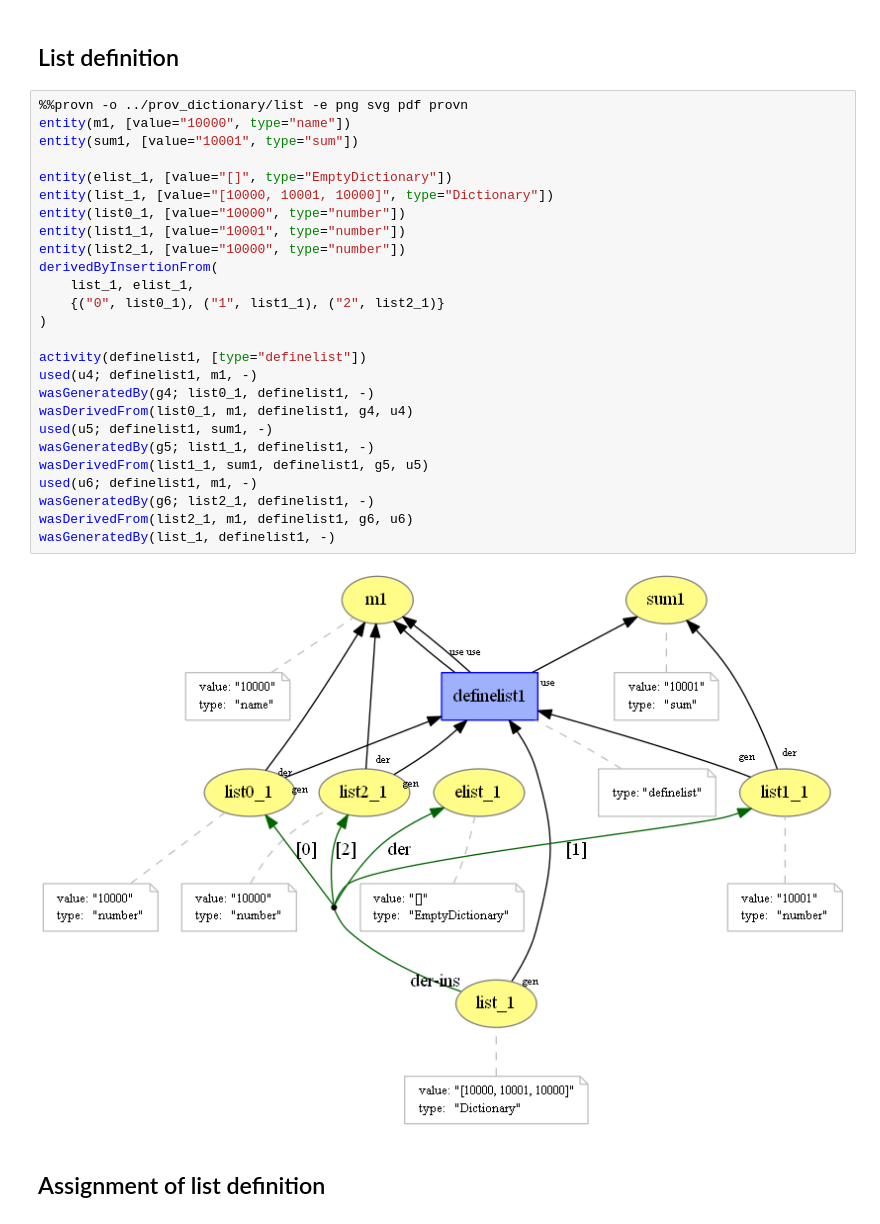
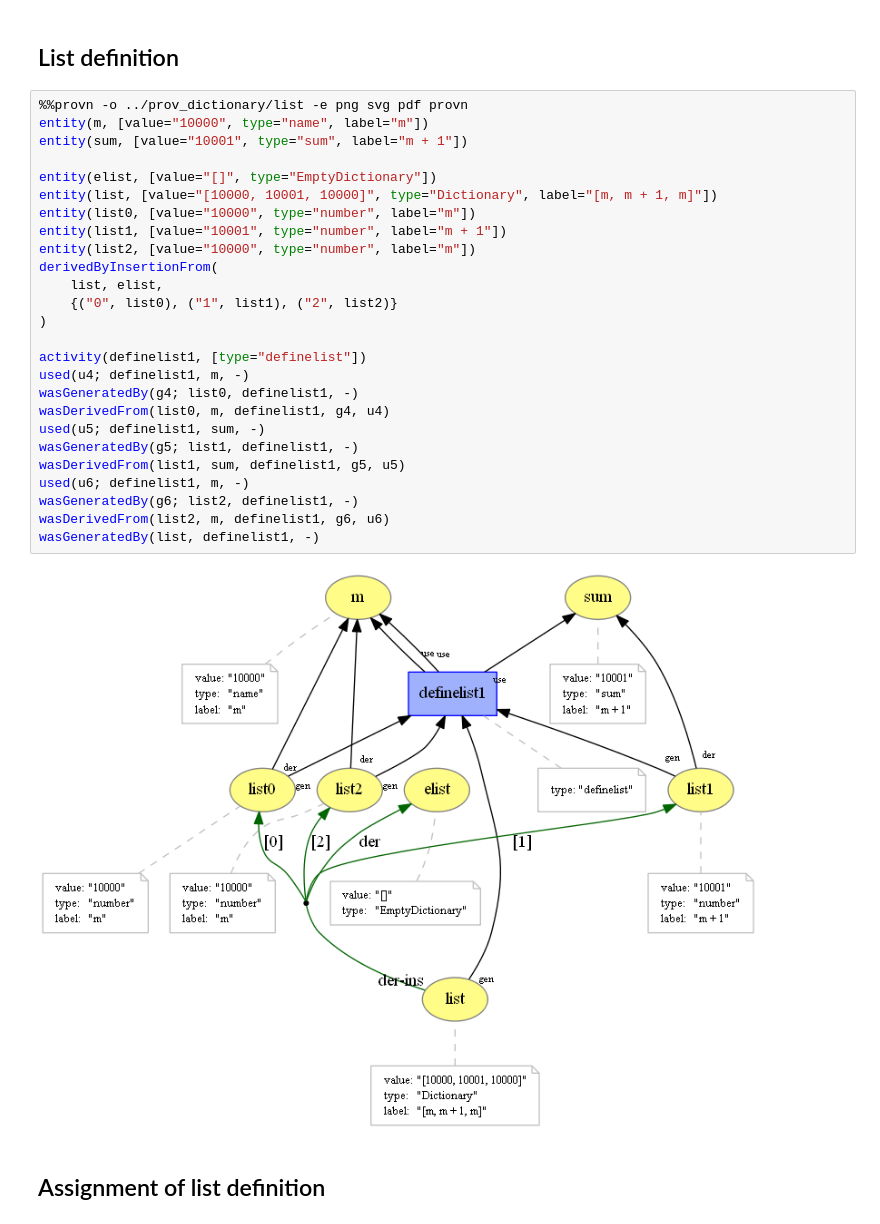
Before and after one commit to dew-uff/versioned-prov, a Jupyter notebook: notebooks/[PROV-Dictionary] Mapping.ipynb, the cells around one changed output. Cells and saved outputs as stored; diff of their text form.

```diff
--- a/notebooks/[PROV-Dictionary] Mapping.ipynb
+++ b/notebooks/[PROV-Dictionary] Mapping.ipynb
@@ -52,32 +52,32 @@ wasDerivedFrom(sum1, n1, add1, g3, u3)
 ## List definition
 # %%
 %%provn -o ../prov_dictionary/list -e png svg pdf provn
-entity(m1, [value="10000", type="name"])
-entity(sum1, [value="10001", type="sum"])
+entity(m, [value="10000", type="name", label="m"])
+entity(sum, [value="10001", type="sum", label="m + 1"])
 
-entity(elist_1, [value="[]", type="EmptyDictionary"])
-entity(list_1, [value="[10000, 10001, 10000]", type="Dictionary"])
-entity(list0_1, [value="10000", type="number"])
-entity(list1_1, [value="10001", type="number"])
-entity(list2_1, [value="10000", type="number"])
+entity(elist, [value="[]", type="EmptyDictionary"])
+entity(list, [value="[10000, 10001, 10000]", type="Dictionary", label="[m, m + 1, m]"])
+entity(list0, [value="10000", type="number", label="m"])
+entity(list1, [value="10001", type="number", label="m + 1"])
+entity(list2, [value="10000", type="number", label="m"])
 derivedByInsertionFrom(
-    list_1, elist_1,
-    {("0", list0_1), ("1", list1_1), ("2", list2_1)}
+    list, elist,
+    {("0", list0), ("1", list1), ("2", list2)}
 )
 
 activity(definelist1, [type="definelist"])
-used(u4; definelist1, m1, -)
-wasGeneratedBy(g4; list0_1, definelist1, -)
-wasDerivedFrom(list0_1, m1, definelist1, g4, u4)
-used(u5; definelist1, sum1, -)
-wasGeneratedBy(g5; list1_1, definelist1, -)
-wasDerivedFrom(list1_1, sum1, definelist1, g5, u5)
-used(u6; definelist1, m1, -)
-wasGeneratedBy(g6; list2_1, definelist1, -)
-wasDerivedFrom(list2_1, m1, definelist1, g6, u6)
-wasGeneratedBy(list_1, definelist1, -)
+used(u4; definelist1, m, -)
+wasGeneratedBy(g4; list0, definelist1, -)
+wasDerivedFrom(list0, m, definelist1, g4, u4)
+used(u5; definelist1, sum, -)
+wasGeneratedBy(g5; list1, definelist1, -)
+wasDerivedFrom(list1, sum, definelist1, g5, u5)
+used(u6; definelist1, m, -)
+wasGeneratedBy(g6; list2, definelist1, -)
+wasDerivedFrom(list2, m, definelist1, g6, u6)
+wasGeneratedBy(list, definelist1, -)
 # %% [output]
-[figure, old version]
+[figure, new version]
 # %% [markdown]
 ## Assignment of list definition
 # %%
```
Also changed, not shown: parts of 9 cells of this notebook, 51 other files.
